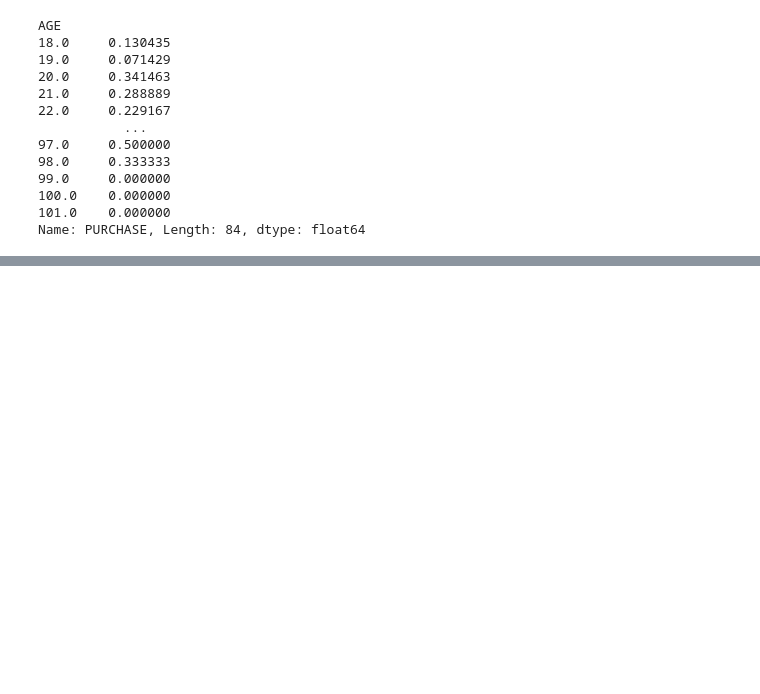
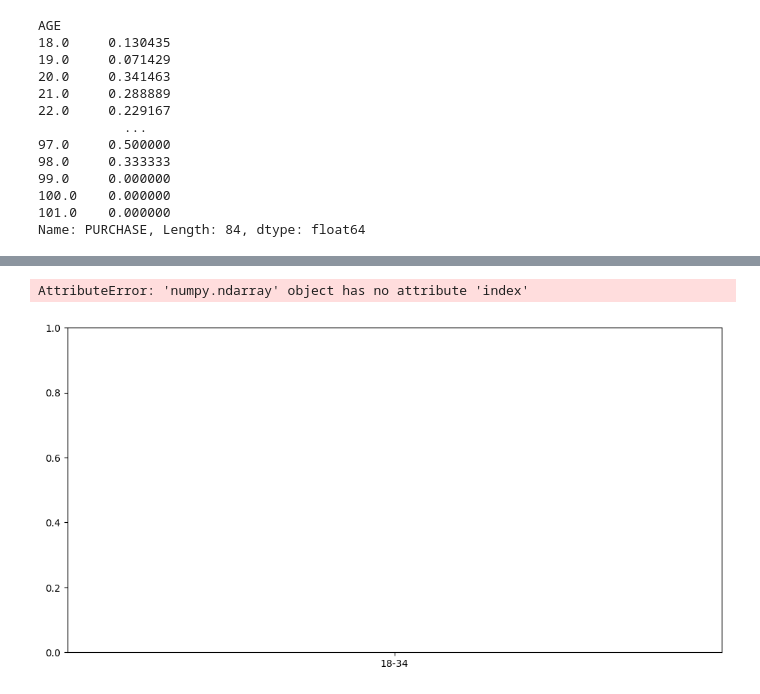
Before and after one commit to JustaKris/XYZ-Marketing-Campaign, a Jupyter notebook: notebooks/03_NIQ_Task_EDA.ipynb, the cells around one changed output, grey strips where cells are left out. Saved outputs shown, nothing was run; the diff lists cells and outputs as text; code cells hidden in the pictures; blank space fills up the shorter version.

```diff
--- a/notebooks/03_NIQ_Task_EDA.ipynb
+++ b/notebooks/03_NIQ_Task_EDA.ipynb
@@ -235,0 +249,17 @@ Name: PURCHASE, dtype: float64
+# %%
+# Media Consumption by Channel Type
+plt.figure(figsize=(12, 6))
+channels = ["DIGITAL_MEDIA_TOTAL", "TRADITIONAL_MEDIA_TOTAL", "SOCIAL_MEDIA_TOTAL", "VIDEO_MEDIA_TOTAL"]
+
+data_melted = data.melt(id_vars=["AGE_GROUP", "WEIGHT"], value_vars=channels, var_name="Media Type", value_name="Exposure")
+
+sns.barplot(x="AGE_GROUP", y="Exposure", hue="Media Type", data=data_melted, estimator=lambda x: np.average(x, weights=data_melted.loc[x.index, "WEIGHT"]))
+plt.title("Weighted Media Exposure by Age Group and Channel Type")
+plt.xlabel("Age Group")
+plt.ylabel("Weighted Media Exposure")
+plt.legend(title="Media Type")
+plt.xticks(rotation=45)
+plt.show()
+# %% [output]
+AttributeError: 'numpy.ndarray' object has no attribute 'index'
+[figure, added]
```
Also changed, not shown: parts of 27 cells of this notebook, 6 other files.
